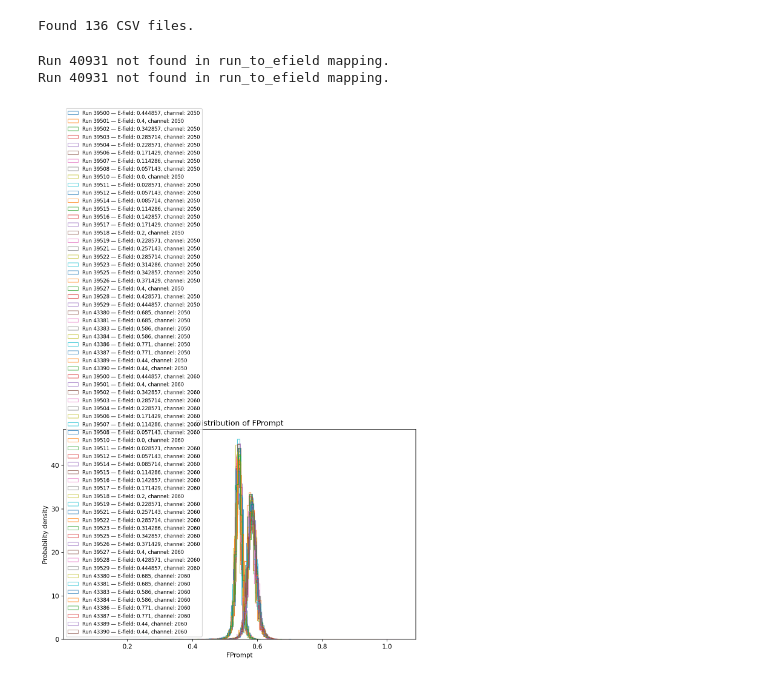
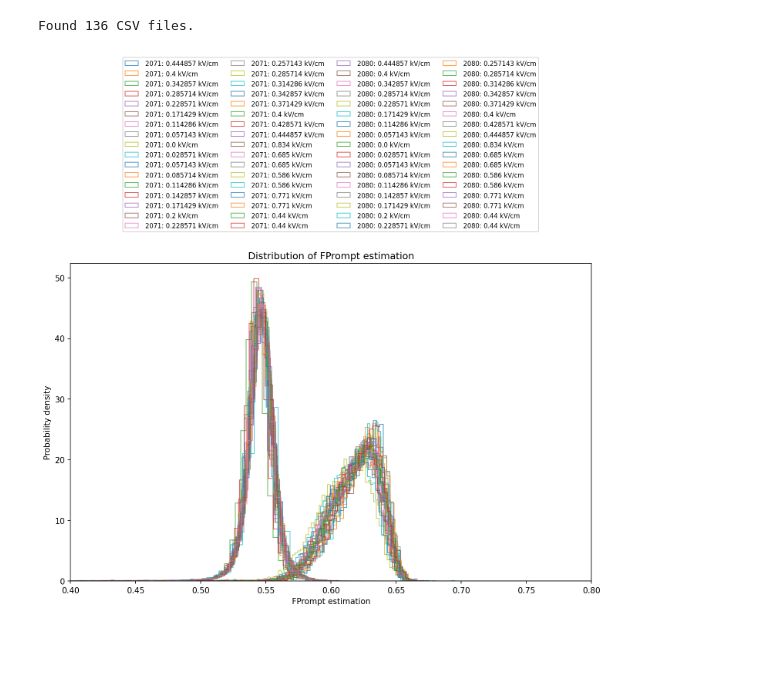
Before and after one commit to lperes-ufrj/sag_analysis, a Jupyter notebook: analysis/plot_fprompt/plot_fprompt.ipynb, the cells around one changed output. Drawn from its saved outputs; the diff is of its cells as text; code cells hidden in the pictures; blank space fills up the shorter version.

```diff
--- a/analysis/plot_fprompt/plot_fprompt.ipynb
+++ b/analysis/plot_fprompt/plot_fprompt.ipynb
@@ -50,6 +50,7 @@ run_to_efield = {
     43387: 0.771,
     43389: 0.44,
     43390: 0.44,
+    41523: 0.834,
 
 }
 
@@ -57,7 +58,7 @@ run_to_efield = {
 # Paths
 # ============================================================
 
-path_waveforms = Path("../../coincidence/selected_waveforms/20260903_121324/")
+path_waveforms = Path("../../coincidence/selected_waveforms/20260909_125014/")
 
 csv_files = sorted(path_waveforms.glob("fprompt_*_run_*.csv"))
 print(f"Found {len(csv_files)} CSV files.")
@@ -87,44 +88,40 @@ channel = sample[0:,0]
 run = sample[0:,1]
 # %%
 
-selected_channels = [2060, 2050]
+selected_channels = [2071,2080]
 mask = np.isin(channel, selected_channels)
 
-plt.figure(figsize=(10, 6), dpi=150)
-
+plt.figure(figsize=(10, 10), dpi=150)
+plt.xlim([0.4,0.8])
 for i in range(len(file)):
     if not mask[i]:
         continue
 
     run_number = int(run[i])
 
     if run_number not in run_to_efield:
         print(f"Run {run_number} not found in run_to_efield mapping.")
         continue
 
     efield = run_to_efield[run_number]
     df = pd.read_csv(file[i])
     fprompt = df["fprompt"].dropna()
 
     plt.hist(
         fprompt,
-        bins=50,
+        bins=100,
         alpha=0.7,
         density=True,
         histtype="step",
-        #label=(
-        #    f"Run {run_number} — E-field: {efield}, "
-        #    f"channel: {channel[i]}"
-        #),
+        label=(
+            f" {int(channel[i])}: {efield} kV/cm"
+        ),
     )
-
-plt.xlabel("FPrompt")
+plt.xlabel("FPrompt estimation")
 plt.ylabel("Probability density")
-plt.title("Distribution of FPrompt")
-plt.legend(fontsize=8)
+plt.title("Distribution of FPrompt estimation")
+plt.legend(loc=(0.1, 1.1), ncol=4, fontsize=8)
 plt.tight_layout()
 plt.show()
 # %% [output]
-Run 40931 not found in run_to_efield mapping.
-Run 40931 not found in run_to_efield mapping.
-[figure, old version]
+[figure, new version]
```
Also changed, not shown: 3 other files.
